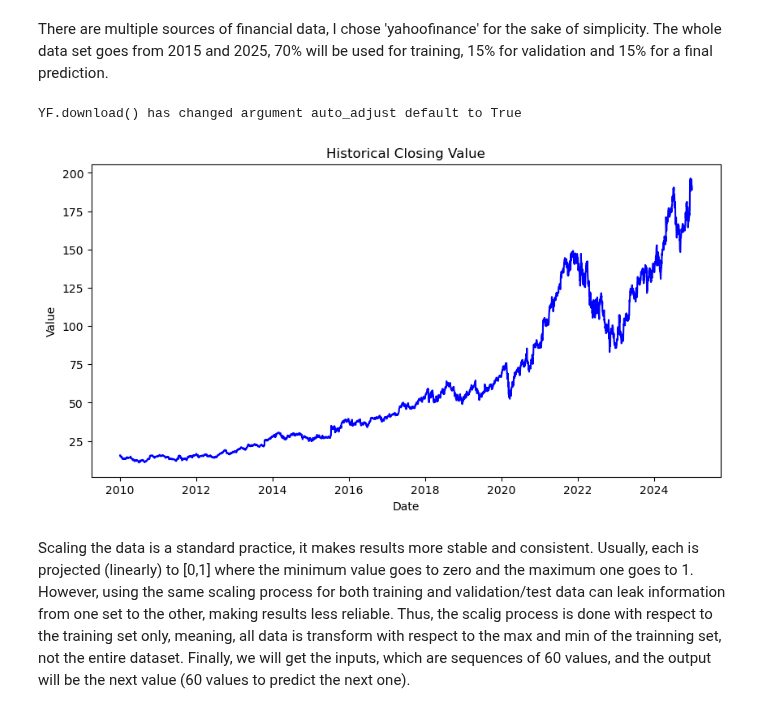
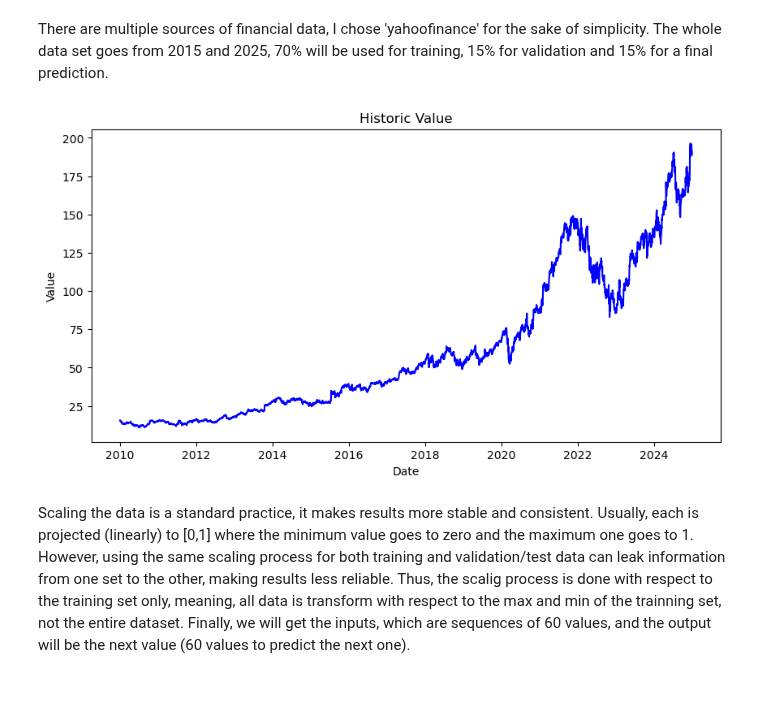
Before and after one commit to FbStatsQuant/Deep-Learning-for-Quantitative-Finance, a Jupyter notebook: LSTM_GRU.ipynb, the cells around one changed output. Cells and saved outputs as stored; diff of their text form; code cells hidden in the pictures.

```diff
--- a/LSTM_GRU.ipynb
+++ b/LSTM_GRU.ipynb
@@ -6,21 +6,20 @@ import matplotlib.pyplot as plt
 # %% [markdown]
 There are multiple sources of financial data, I chose 'yahoofinance' for the sake of simplicity. The whole data set goes from 2015 and 2025, 70% will be used for training, 15% for validation and 15% for a final prediction.
 # %%
-# Data pre-processing
+# Data preprocessing
 
 data = yf.download("GOOGL", start="2010-01-01", end="2025-01-01", progress=False)
 data = data[["Close"]]
 data.ffill(inplace=True)
 
 plt.figure(figsize=(10,5))
-plt.plot(data["Close"], color="blue")
+plt.plot(data["Close"], color = "blue")
 plt.xlabel("Date")
 plt.ylabel("Value")
-plt.title("Historical Closing Value")
+plt.title("Historic Value")
 plt.show()
 # %% [output]
-YF.download() has changed argument auto_adjust default to True
-[figure, old version]
+[figure, new version]
 # %% [markdown]
 Scaling the data is a standard practice, it makes results more stable and consistent. Usually, each is projected (linearly) to [0,1] where the minimum value goes to zero and the maximum one goes to 1. However, using the same scaling process for both training and validation/test data can leak information from one set to the other, making results less reliable. Thus, the scalig process is done with respect to the training set only, meaning, all data is transform with respect to the max and min of the trainning set, not the entire dataset. Finally, we will get the inputs, which are sequences of 60 values, and the output will be the next value (60 values to predict the next one).
 # %%
```
Also changed, not shown: parts of 8 cells of this notebook.
